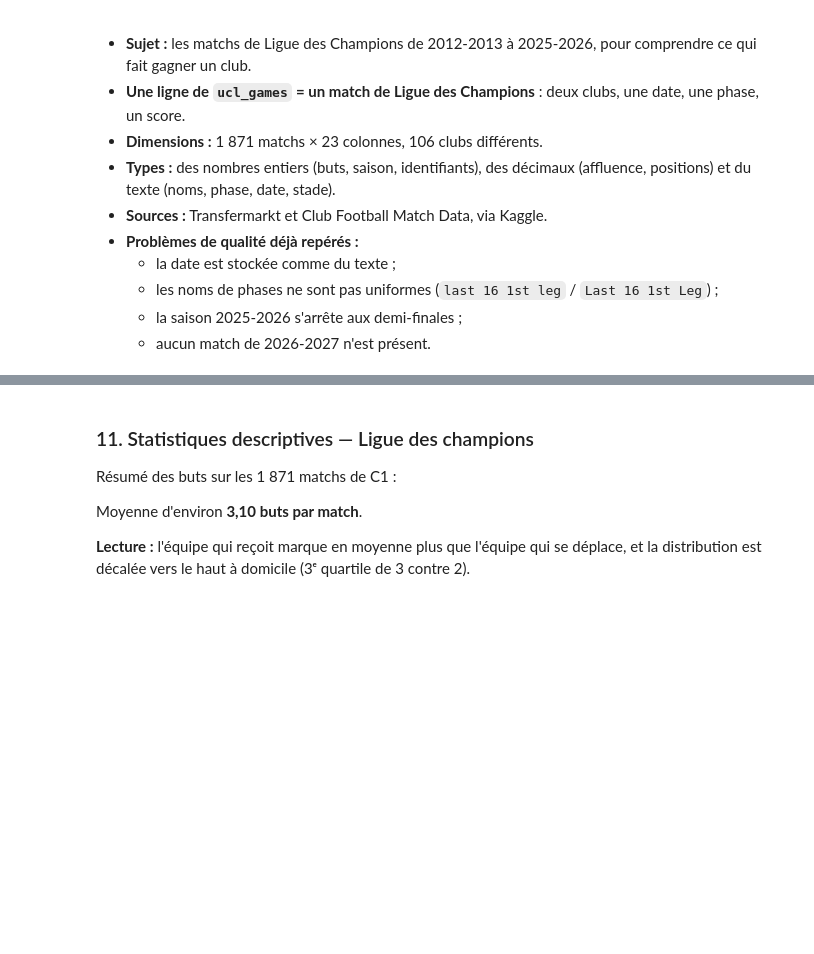
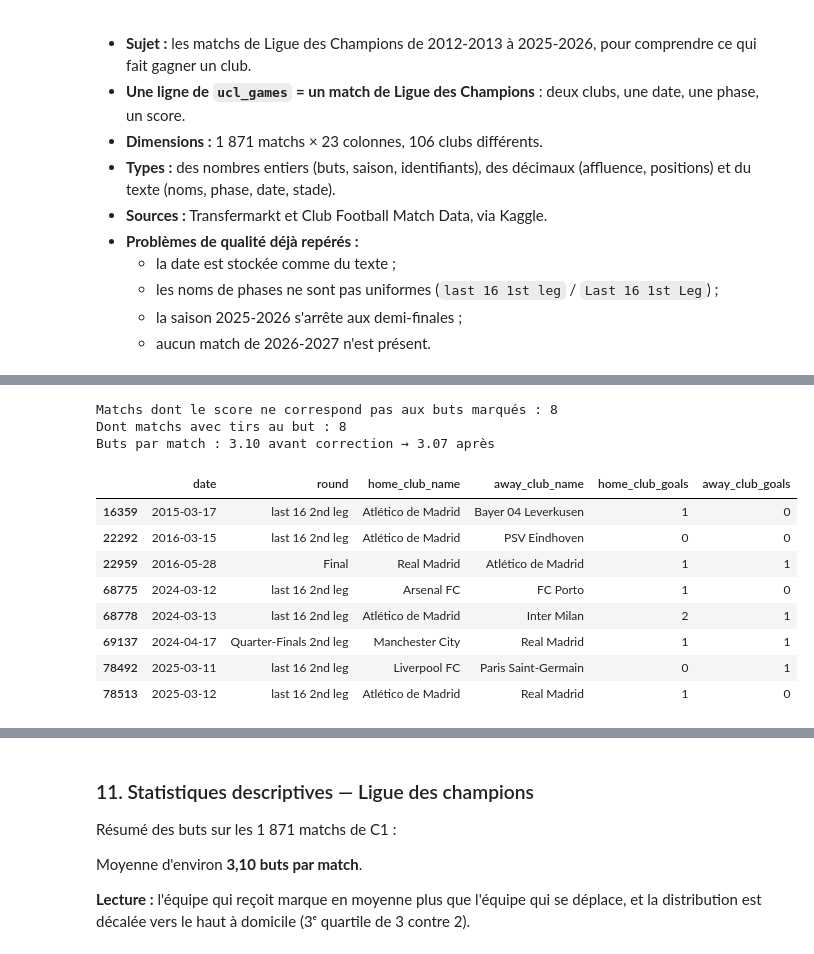
Before and after one commit to moussa197/CHAMPIONS-, a Jupyter notebook: analyse/EDA.ipynb, the cells around one changed output, grey strips where cells are left out. Saved outputs shown, nothing was run; the diff lists cells and outputs as text; code cells hidden in the pictures; blank space fills up the shorter version.

```diff
--- a/analyse/EDA.ipynb
+++ b/analyse/EDA.ipynb
@@ -304,0 +457,36 @@ plt.show()
+# %%
+# Les vrais buts de chaque club dans chaque match : on compte les événements "Goals"
+buts = events_cl[events_cl['type'] == 'Goals'].groupby(['game_id', 'club_id']).size()
+
+# Pour chaque match, on va chercher (match, club à domicile) et (match, club à l'extérieur)
+# fill_value=0 : si un club n'a aucun événement "Goals", il a marqué 0 but
+buts_dom = buts.reindex(list(zip(ucl_games['game_id'], ucl_games['home_club_id'])), fill_value=0).to_numpy()
+buts_ext = buts.reindex(list(zip(ucl_games['game_id'], ucl_games['away_club_id'])), fill_value=0).to_numpy()
+
+# Vérification : combien de matchs ont un score différent du recomptage ?
+differents = (buts_dom != ucl_games['home_club_goals']) | (buts_ext != ucl_games['away_club_goals'])
+print(f"Matchs dont le score ne correspond pas aux buts marqués : {differents.sum()}")
+print(f"Dont matchs avec tirs au but : {ucl_games.loc[differents, 'game_id'].isin(matchs_tab).sum()}")
+
+# Correction
+moyenne_avant = ucl_games['total_buts'].mean()
+ucl_games['tirs_au_but'] = ucl_games['game_id'].isin(matchs_tab)
+ucl_games['home_club_goals'] = buts_dom
+ucl_games['away_club_goals'] = buts_ext
+ucl_games['total_buts'] = ucl_games['home_club_goals'] + ucl_games['away_club_goals']
+print(f"Buts par match : {moyenne_avant:.2f} avant correction → {ucl_games['total_buts'].mean():.2f} après")
+
+ucl_games.loc[ucl_games['tirs_au_but'], cols_score]
+# %% [output]
+Matchs dont le score ne correspond pas aux buts marqués : 8
+Dont matchs avec tirs au but : 8
+Buts par match : 3.10 avant correction → 3.07 après
+|  | date | round | home_club_name | away_club_name | home_club_goals | away_club_goals |
+| 16359 | 2015-03-17 | last 16 2nd leg | Atlético de Madrid | Bayer 04 Leverkusen | 1 | 0 |
+| 22292 | 2016-03-15 | last 16 2nd leg | Atlético de Madrid | PSV Eindhoven | 0 | 0 |
+| 22959 | 2016-05-28 | Final | Real Madrid | Atlético de Madrid | 1 | 1 |
+| 68775 | 2024-03-12 | last 16 2nd leg | Arsenal FC | FC Porto | 1 | 0 |
+| 68778 | 2024-03-13 | last 16 2nd leg | Atlético de Madrid | Inter Milan | 2 | 1 |
+| 69137 | 2024-04-17 | Quarter-Finals 2nd leg | Manchester City | Real Madrid | 1 | 1 |
+| 78492 | 2025-03-11 | last 16 2nd leg | Liverpool FC | Paris Saint-Germain | 0 | 1 |
+| 78513 | 2025-03-12 | last 16 2nd leg | Atlético de Madrid | Real Madrid | 1 | 0 |
```
Also changed, not shown: parts of 23 cells of this notebook.
